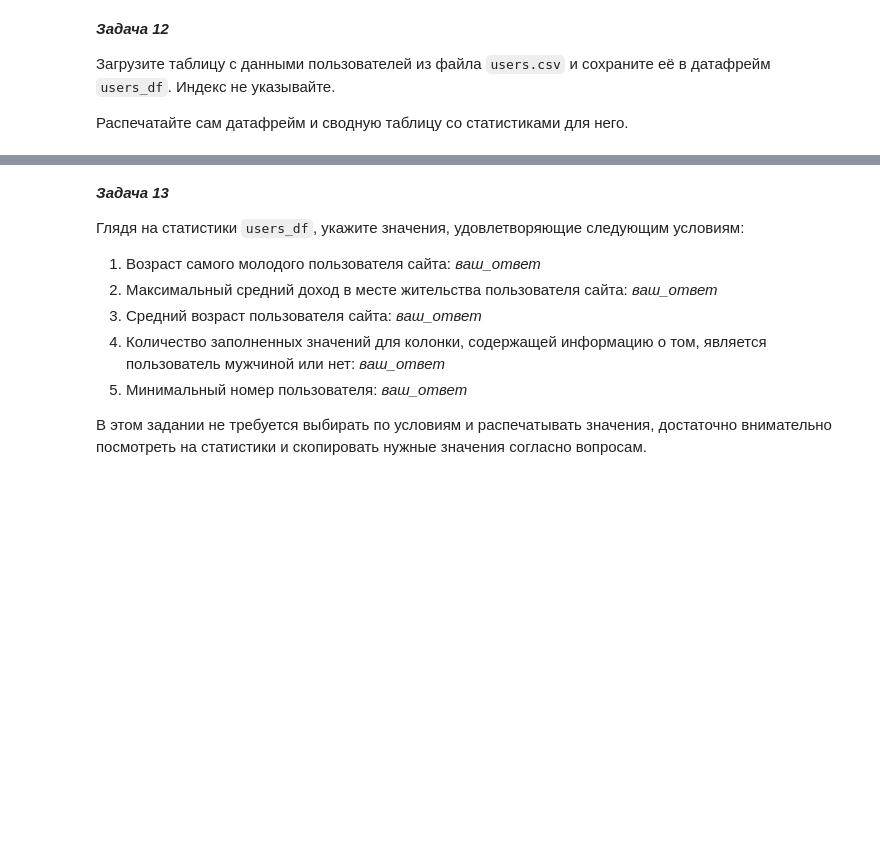
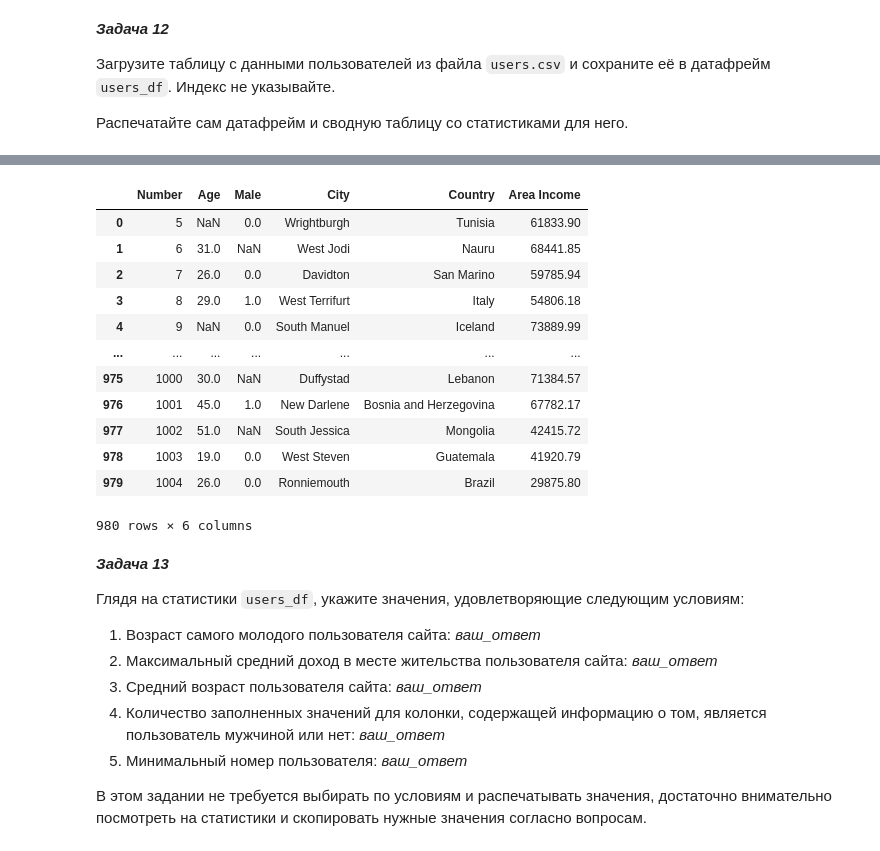
Before and after one commit to IgorKolotushkin/DS_homework, a Jupyter notebook: hw_12/12.6_Домашнее_задание.ipynb, the cells around one changed output, grey strips where cells are left out. Drawn from its saved outputs; the diff is of its cells as text; code cells hidden in the pictures; blank space fills up the shorter version.

```diff
--- a/hw_12/12.6_Домашнее_задание.ipynb
+++ b/hw_12/12.6_Домашнее_задание.ipynb
@@ -213,0 +280,3 @@ memory usage: 15.9+ KB
+# %%
+users_df = pd.read_csv('users.csv')
+users_df.describe()
@@ -214,3 +293,19 @@ memory usage: 15.9+ KB
+# %%
+users_df
+# %% [output]
+|  | Number | Age | Male | City | Country | Area Income |
+| 0 | 5 | NaN | 0.0 | Wrightburgh | Tunisia | 61833.90 |
+| 1 | 6 | 31.0 | NaN | West Jodi | Nauru | 68441.85 |
+| 2 | 7 | 26.0 | 0.0 | Davidton | San Marino | 59785.94 |
+| 3 | 8 | 29.0 | 1.0 | West Terrifurt | Italy | 54806.18 |
+| 4 | 9 | NaN | 0.0 | South Manuel | Iceland | 73889.99 |
+| ... | ... | ... | ... | ... | ... | ... |
+| 975 | 1000 | 30.0 | NaN | Duffystad | Lebanon | 71384.57 |
+| 976 | 1001 | 45.0 | 1.0 | New Darlene | Bosnia and Herzegovina | 67782.17 |
+| 977 | 1002 | 51.0 | NaN | South Jessica | Mongolia | 42415.72 |
+| 978 | 1003 | 19.0 | 0.0 | West Steven | Guatemala | 41920.79 |
+| 979 | 1004 | 26.0 | 0.0 | Ronniemouth | Brazil | 29875.80 |
+980 rows × 6 columns
 # %% [markdown]
 ***Задача 13***
 
```
Also changed, not shown: parts of 14 cells of this notebook.
